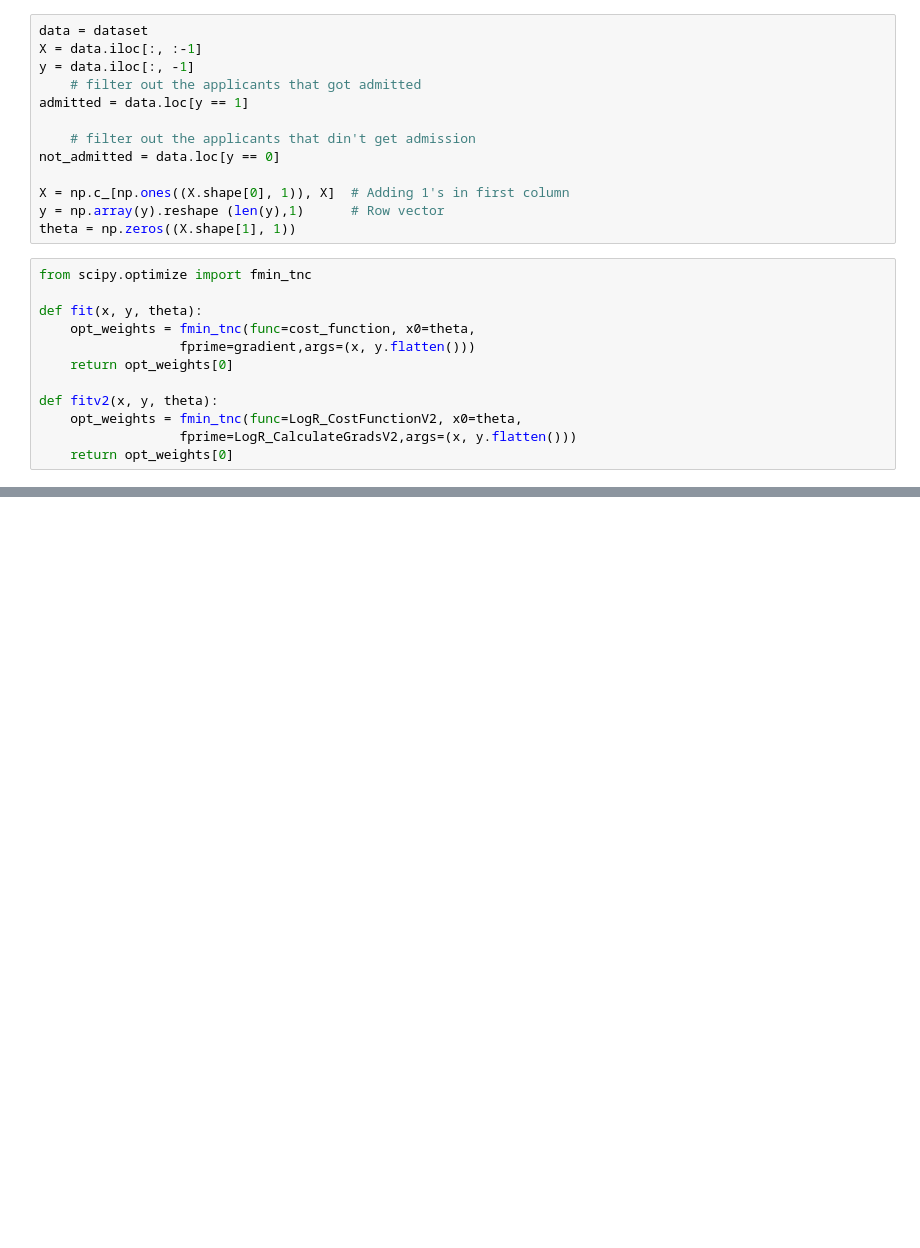
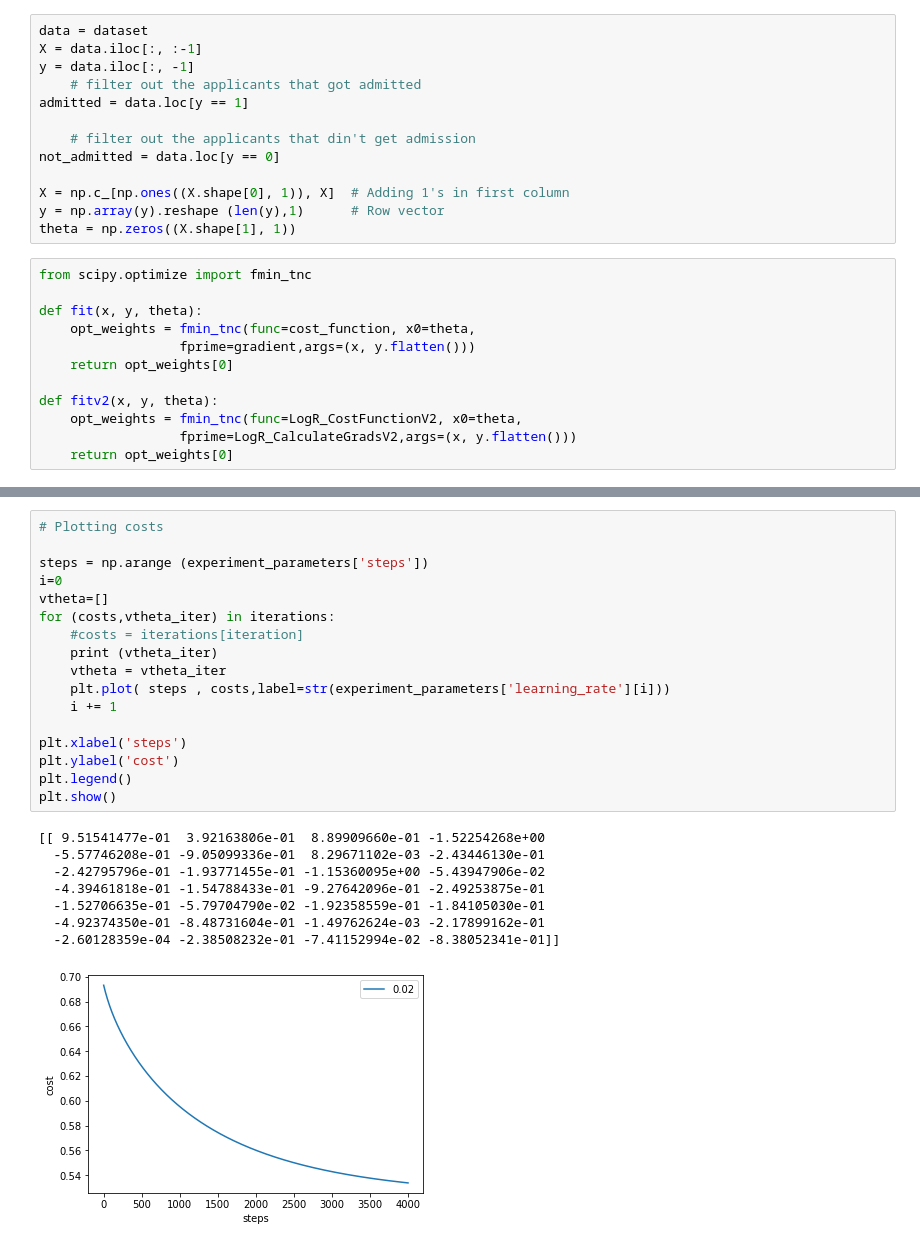
Before and after one commit to essancv/ML, a Jupyter notebook: notebooks/LogisticRegression.ipynb, the cells around one changed output, grey strips where cells are left out. Saved outputs shown, nothing was run; the diff lists cells and outputs as text; blank space fills up the shorter version.

```diff
--- a/notebooks/LogisticRegression.ipynb
+++ b/notebooks/LogisticRegression.ipynb
@@ -327,0 +515,26 @@ Grads  [[9.14448015e-09 9.82739224e-08 4.80612372e-07]]
+# %%
+# Plotting costs
+
+steps = np.arange (experiment_parameters['steps'])
+i=0
+vtheta=[]
+for (costs,vtheta_iter) in iterations:
+    #costs = iterations[iteration]
+    print (vtheta_iter)
+    vtheta = vtheta_iter
+    plt.plot( steps , costs,label=str(experiment_parameters['learning_rate'][i]))
+    i += 1
+
+plt.xlabel('steps')
+plt.ylabel('cost')
+plt.legend()
+plt.show()
+# %% [output]
+[[ 9.51541477e-01  3.92163806e-01  8.89909660e-01 -1.52254268e+00
+  -5.57746208e-01 -9.05099336e-01  8.29671102e-03 -2.43446130e-01
+  -2.42795796e-01 -1.93771455e-01 -1.15360095e+00 -5.43947906e-02
+  -4.39461818e-01 -1.54788433e-01 -9.27642096e-01 -2.49253875e-01
+  -1.52706635e-01 -5.79704790e-02 -1.92358559e-01 -1.84105030e-01
+  -4.92374350e-01 -8.48731604e-01 -1.49762624e-03 -2.17899162e-01
+  -2.60128359e-04 -2.38508232e-01 -7.41152994e-02 -8.38052341e-01]]
+[figure, added]
```
Also changed, not shown: parts of 22 cells of this notebook, 7 other files.
